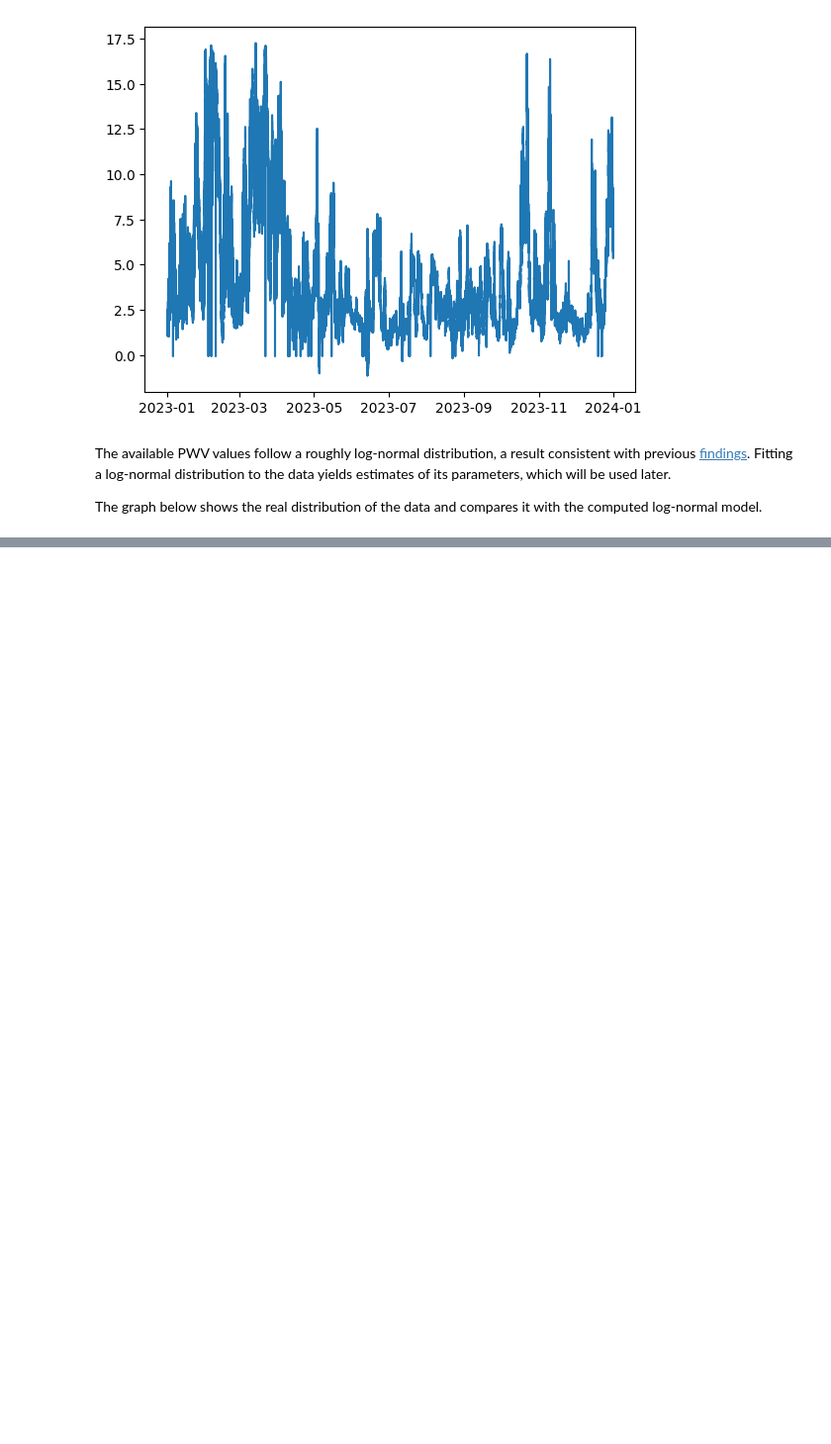
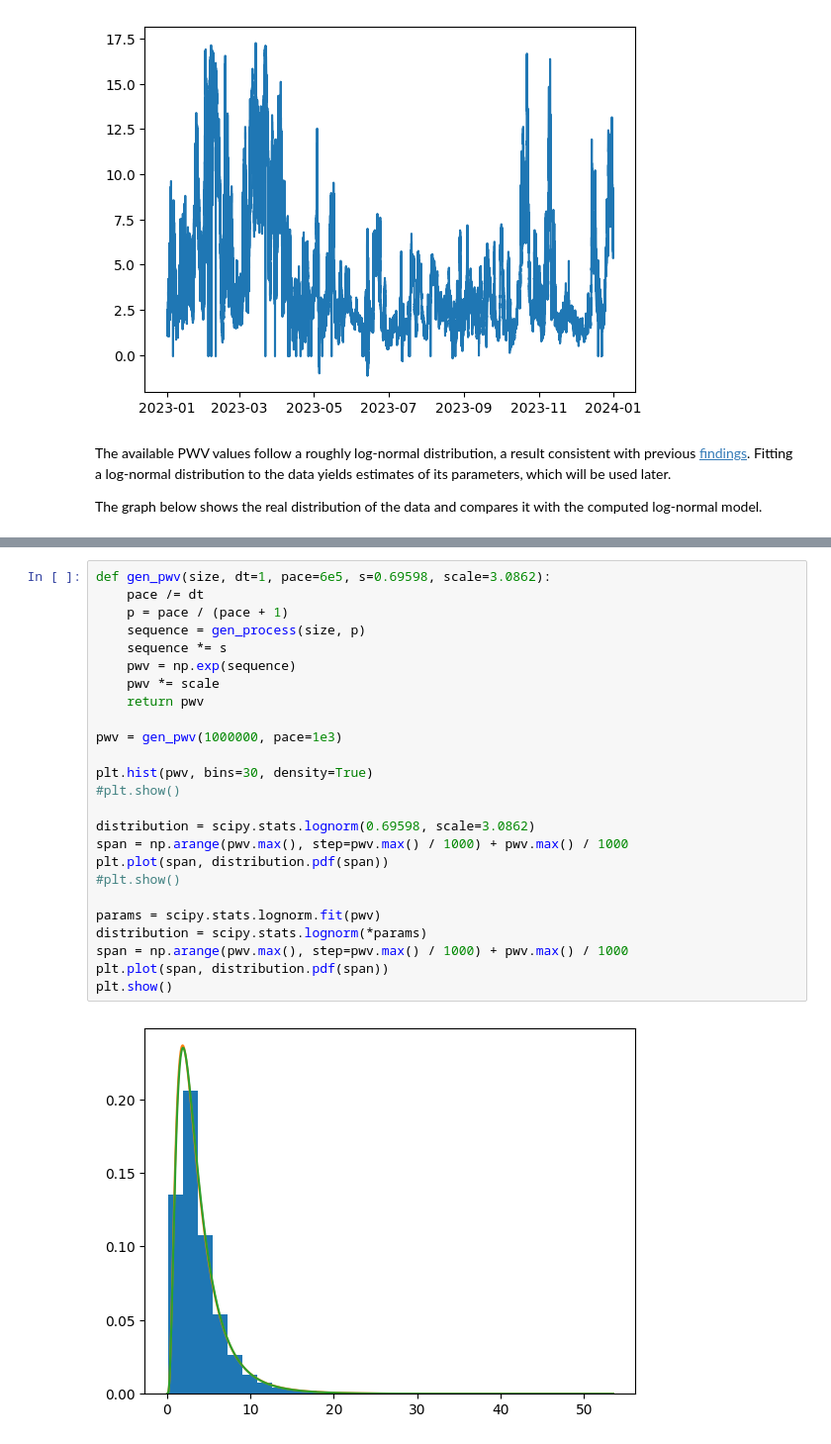
Before and after one commit to Aspie96/AstroTesi, a Jupyter notebook: notebooks/GeneratePVW.ipynb, the cells around one changed output, grey strips where cells are left out. Shown: that part at 99% size. Cells and saved outputs as stored; diff of their text form; blank space fills up the shorter version.

```diff
--- a/notebooks/GeneratePVW.ipynb
+++ b/notebooks/GeneratePVW.ipynb
@@ -386,0 +141,27 @@ plt.show()
+# %%
+def gen_pwv(size, dt=1, pace=6e5, s=0.69598, scale=3.0862):
+	pace /= dt
+	p = pace / (pace + 1)
+	sequence = gen_process(size, p)
+	sequence *= s
+	pwv = np.exp(sequence)
+	pwv *= scale
+	return pwv
+
+pwv = gen_pwv(1000000, pace=1e3)
+
+plt.hist(pwv, bins=30, density=True)
+#plt.show()
+
+distribution = scipy.stats.lognorm(0.69598, scale=3.0862)
+span = np.arange(pwv.max(), step=pwv.max() / 1000) + pwv.max() / 1000
+plt.plot(span, distribution.pdf(span))
+#plt.show()
+
+params = scipy.stats.lognorm.fit(pwv)
+distribution = scipy.stats.lognorm(*params)
+span = np.arange(pwv.max(), step=pwv.max() / 1000) + pwv.max() / 1000
+plt.plot(span, distribution.pdf(span))
+plt.show()
+# %% [output]
+[figure, added]
```
Also changed, not shown: parts of 35 cells of this notebook.
